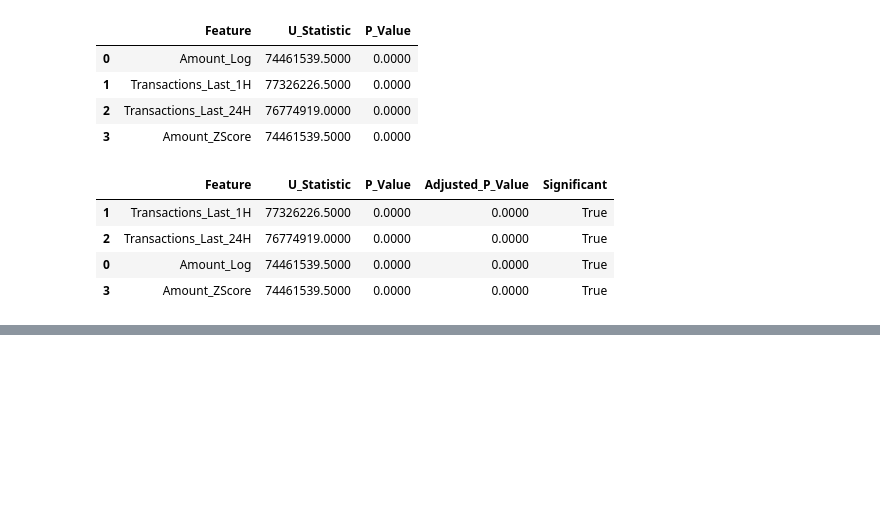
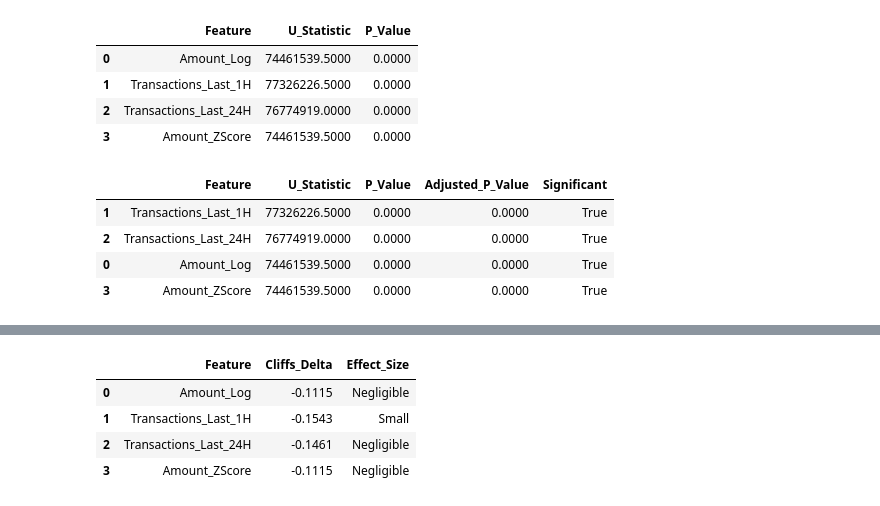
Before and after one commit to to-bits/BehaviorGuard-Customer-Behavioral-Profiling-for-Credit-Card-Fraud-Detection, a Jupyter notebook: BehaviorGuard — Customer Behavioral Profiling for Credit Card Fraud Detection/notebooks/03_statistical_analysis.ipynb, the cells around one changed output, grey strips where cells are left out. Cells and saved outputs as stored; diff of their text form; code cells hidden in the pictures; blank space fills up the shorter version.

Commit message:
Effect Size — Cliff's Delta

```diff
--- a/BehaviorGuard — Customer Behavioral Profiling for Credit Card Fraud Detection/notebooks/03_statistical_analysis.ipynb
+++ b/BehaviorGuard — Customer Behavioral Profiling for Credit Card Fraud Detection/notebooks/03_statistical_analysis.ipynb
@@ -309,0 +399,34 @@ display(
+# %%
+
+# EFFECT SIZE INTERPRETATION
+
+
+def interpret_cliffs_delta(delta):
+
+    magnitude = abs(delta)
+
+    if magnitude < 0.147:
+        return "Negligible"
+
+    elif magnitude < 0.33:
+        return "Small"
+
+    elif magnitude < 0.474:
+        return "Medium"
+
+    else:
+        return "Large"
+
+
+effect_df["Effect_Size"] = (
+    effect_df["Cliffs_Delta"]
+    .apply(interpret_cliffs_delta)
+)
+
+display(effect_df)
+# %% [output]
+|  | Feature | Cliffs_Delta | Effect_Size |
+| 0 | Amount_Log | -0.1115 | Negligible |
+| 1 | Transactions_Last_1H | -0.1543 | Small |
+| 2 | Transactions_Last_24H | -0.1461 | Negligible |
+| 3 | Amount_ZScore | -0.1115 | Negligible |
```
Also changed, not shown: parts of 3 cells of this notebook.
